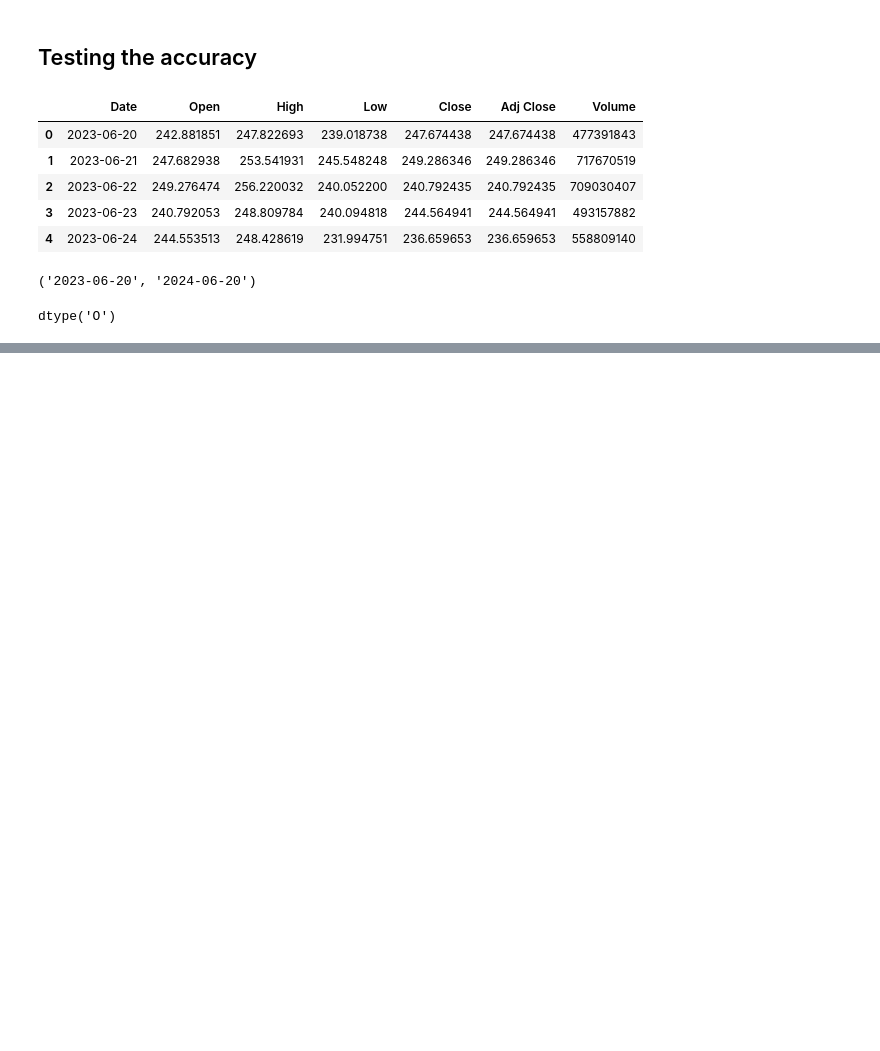
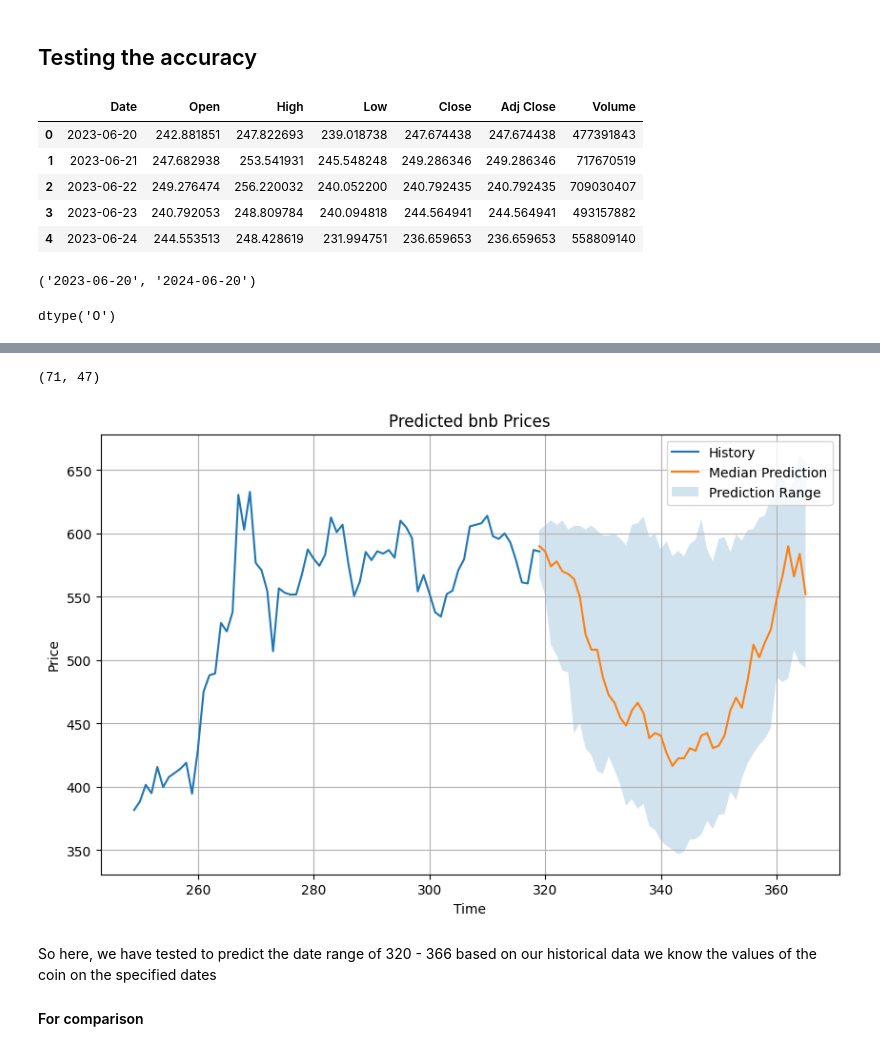
Before and after one commit to 10-academy-w-9/crypto-trading-backtesting, a Jupyter notebook: notebooks/Chronos.ipynb, the cells around one changed output, grey strips where cells are left out. Saved outputs shown, nothing was run; the diff lists cells and outputs as text; code cells hidden in the pictures; blank space fills up the shorter version.

```diff
--- a/notebooks/Chronos.ipynb
+++ b/notebooks/Chronos.ipynb
@@ -333,8 +370,7 @@ import pandas as pd
 import numpy as np
 
 
-
-bnb['Date'] = pd.to_Datetime(bnb['Date'])
+bnb['Date'] = pd.to_datetime(bnb['Date'])
 
 num_days = (bnb['Date'].max() - bnb['Date'].min()) / np.timedelta64(1, 'D')  # for days
 num_hours = (bnb['Date'].max() - bnb['Date'].min()) / np.timedelta64(1, 'h')  # for hours
@@ -341,0 +380,13 @@ print(num_days)
+# %%
+import pandas as pd
+
+# Sample DataFrame with 366 rows and a 'Date' column (replace with your actual data)
+#dates = pd.date_range(start='2023-06-20', periods=366)
+#df = pd.DataFrame({'Date': dates})
+
+
+#print(bnb_test)
+
+bnb_test = bnb[249:320]  # Select small portion for detail
+
+bnb_test.dtypes
@@ -341,0 +425,4 @@ print(num_days)
+# %%
+len(bnb_test), len(bnb_rest)
+# %% [output]
+(71, 47)
@@ -341,0 +519,9 @@ print(num_days)
+# %%
+predicted_df = predict_and_plot_crypto_data(prediction_length=47)
+# %% [output]
+[figure, added]
+# %% [markdown]
+So here, we have tested to predict the date range of 320 - 366
+based on our historical data we know the values of the coin on the specified dates
+
+#### For comparison
```
Also changed, not shown: parts of 49 cells of this notebook.
